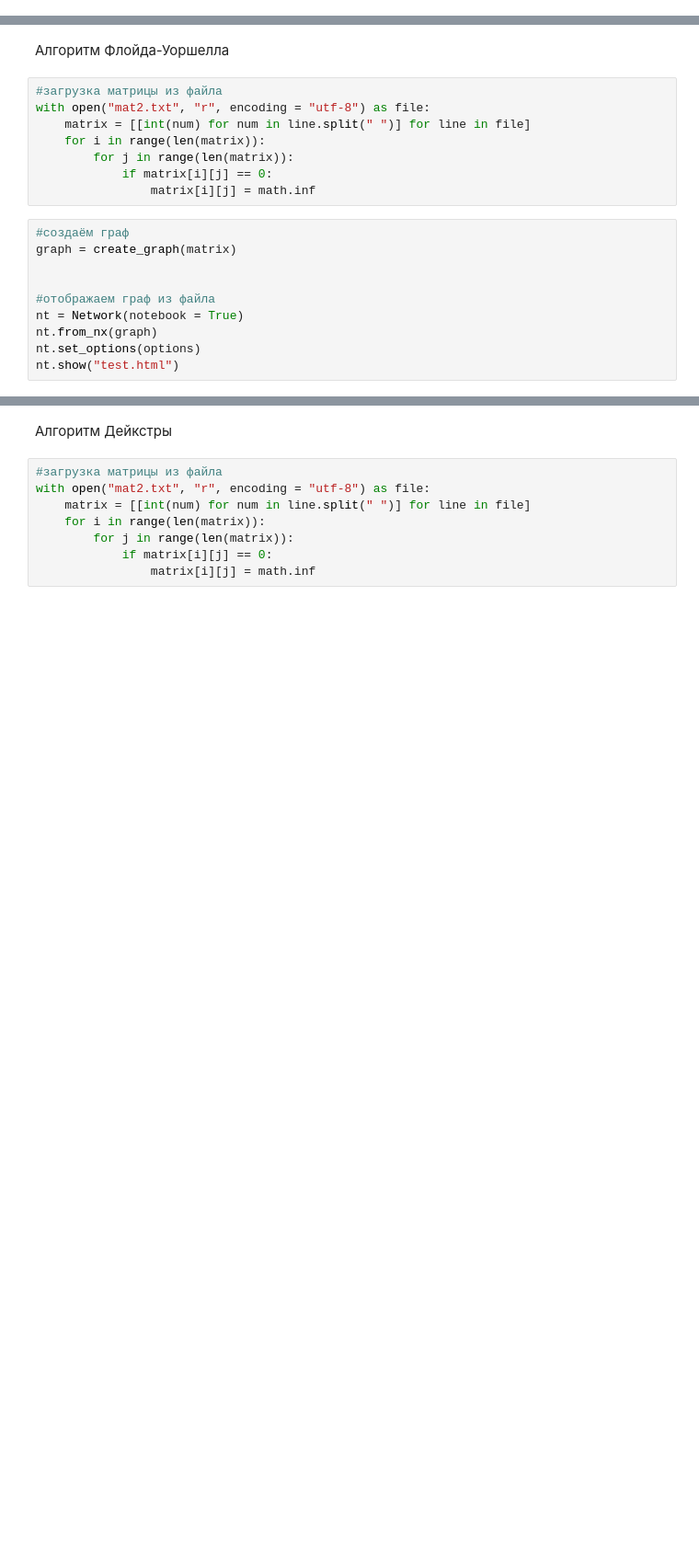
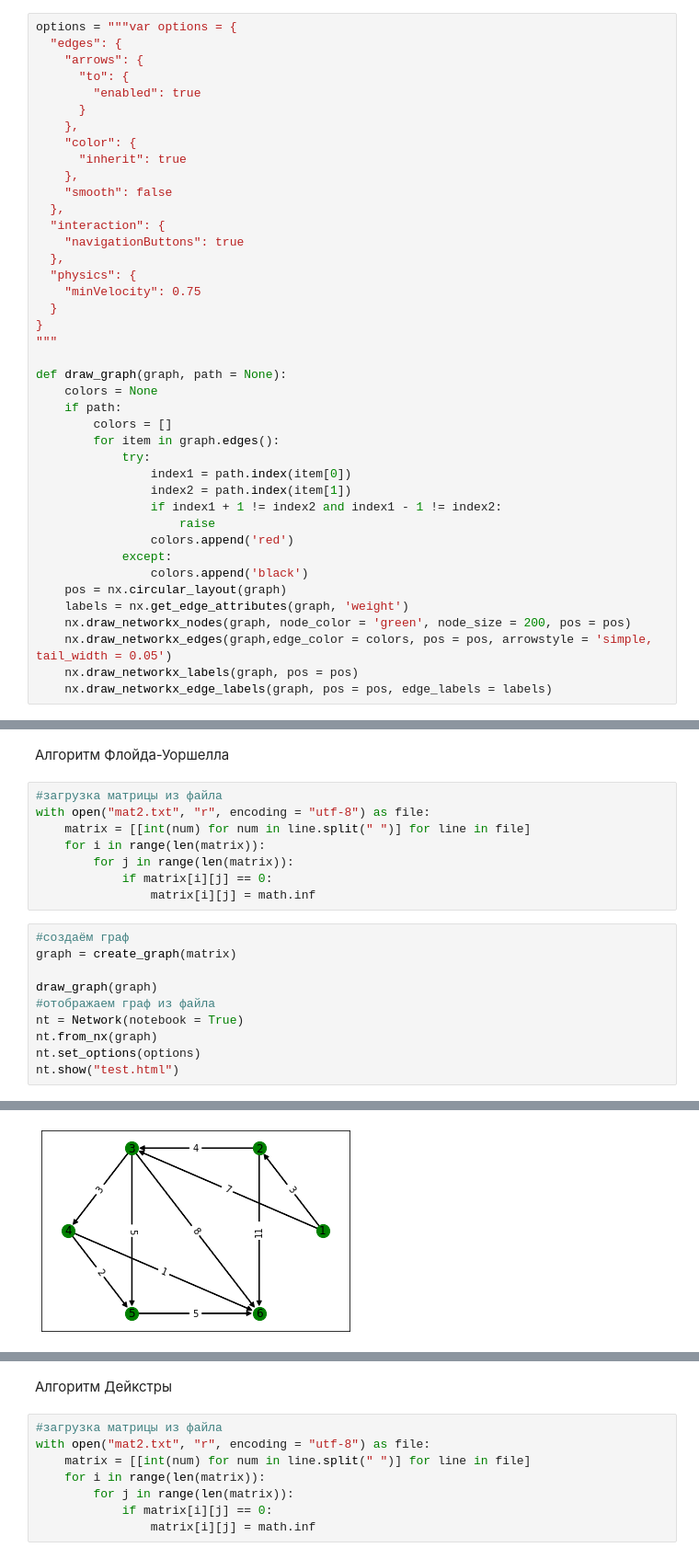
Before and after one commit to AlekseyScorpi/SIAOD, a Jupyter notebook: labs/Lab6.ipynb, the cells around one changed output, grey strips where cells are left out. Shown at 92% size. Drawn from its saved outputs; the diff is of its cells as text; blank space fills up the shorter version.

```diff
--- a/labs/Lab6.ipynb
+++ b/labs/Lab6.ipynb
@@ -69,3 +49,44 @@ options = """var options = {
+# %%
+options = """var options = {
+  "edges": {
+    "arrows": {
+      "to": {
+        "enabled": true
+      }
+    },
+    "color": {
+      "inherit": true
+    },
+    "smooth": false
+  },
+  "interaction": {
+    "navigationButtons": true
+  },
+  "physics": {
+    "minVelocity": 0.75
+  }
+}
+"""
+
+def draw_graph(graph, path = None):
+    colors = None
+    if path:
+        colors = []
+        for item in graph.edges():
+            try:
+                index1 = path.index(item[0])
+                index2 = path.index(item[1])
+                if index1 + 1 != index2 and index1 - 1 != index2:
+                    raise
+                colors.append('red')
+            except:
+                colors.append('black')
+    pos = nx.circular_layout(graph)
+    labels = nx.get_edge_attributes(graph, 'weight')
+    nx.draw_networkx_nodes(graph, node_color = 'green', node_size = 200, pos = pos)
+    nx.draw_networkx_edges(graph,edge_color = colors, pos = pos, arrowstyle = 'simple, tail_width = 0.05')
+    nx.draw_networkx_labels(graph, pos = pos)
+    nx.draw_networkx_edge_labels(graph, pos = pos, edge_labels = labels)
 # %%
 #создание графа, используя матрицу смежности
 def create_graph(matrix : list) -> nx.DiGraph:
@@ -92,15 +113,16 @@ with open("mat2.txt", "r", encoding = "utf-8") as file:
 # %%
 #создаём граф
 graph = create_graph(matrix)
 
-
+draw_graph(graph)
 #отображаем граф из файла
 nt = Network(notebook = True)
 nt.from_nx(graph)
 nt.set_options(options)
 nt.show("test.html")
 # %% [output]
 [interactive output not drawn]
+[figure, added]
 # %%
 #получение пути
 def get_path(H, v, u):
```
Also changed, not shown: parts of 21 cells of this notebook.
